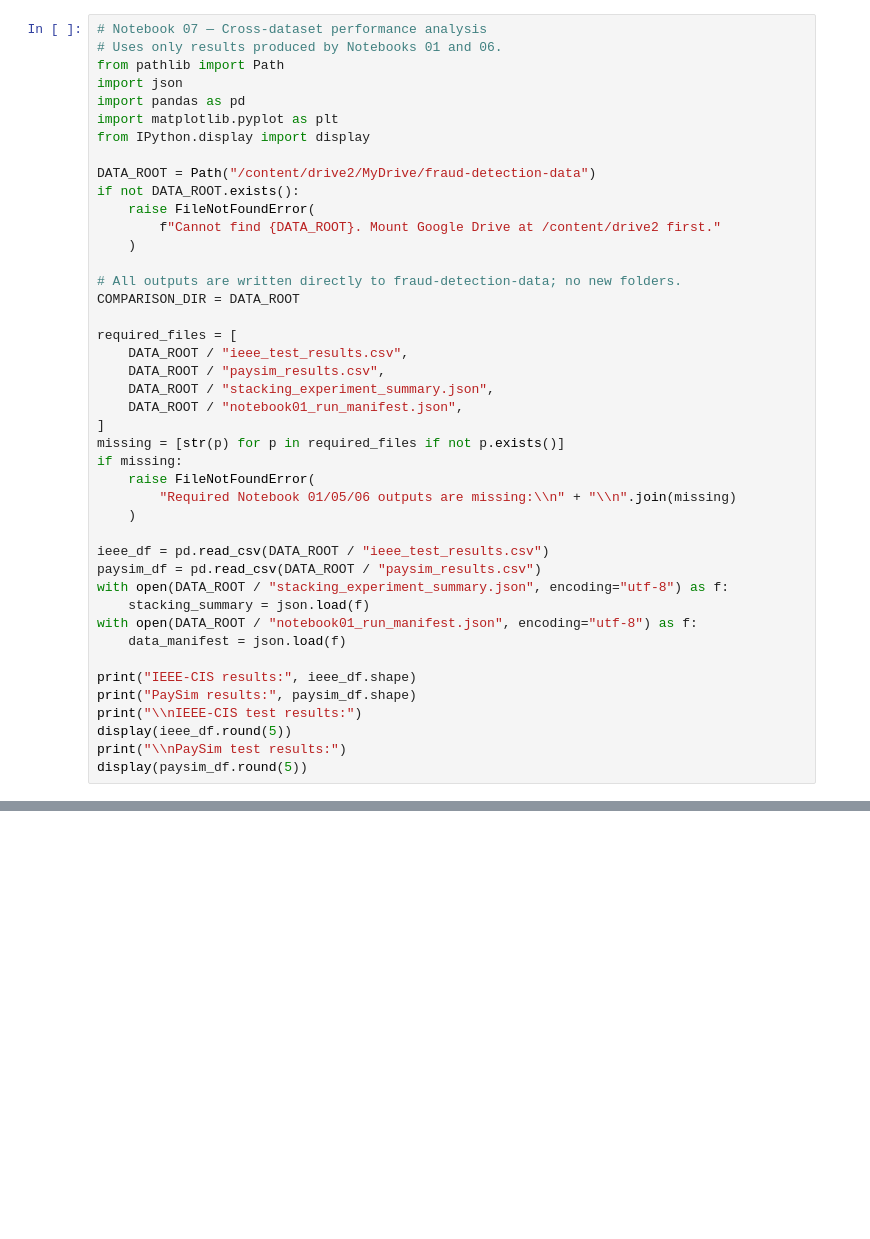
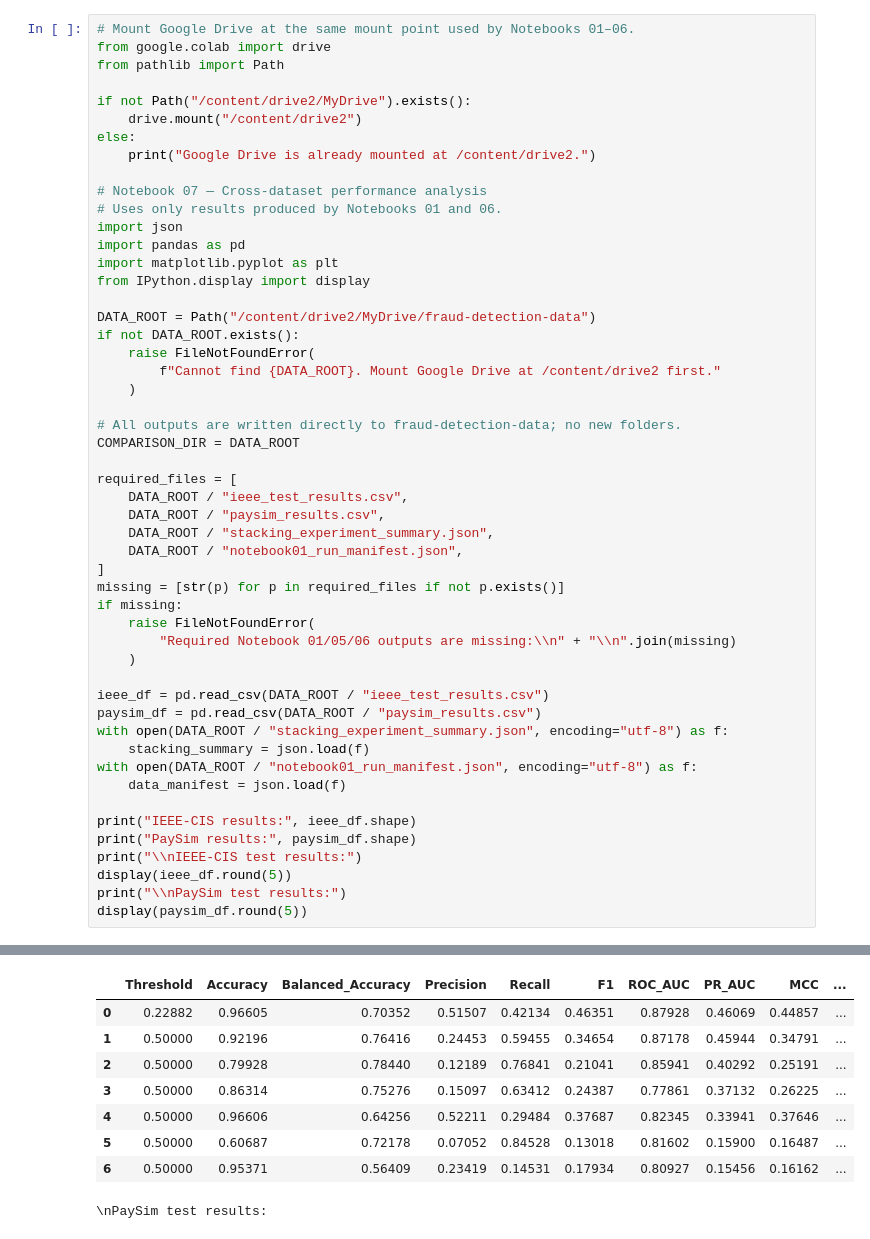
Before and after one commit to chawlaniharika23/Fraud_Detection_Research, a Jupyter notebook: notebooks/07_cross_dataset_analysis.ipynb, the cells around one changed output, grey strips where cells are left out. Drawn from its saved outputs; the diff is of its cells as text; blank space fills up the shorter version.

```diff
--- a/notebooks/07_cross_dataset_analysis.ipynb
+++ b/notebooks/07_cross_dataset_analysis.ipynb
@@ -1,9 +1,17 @@
 # %% [markdown]
 <a href="https://colab.research.google.com/github/chawlaniharika23/Fraud_Detection_Research/blob/main/notebooks/07_cross_dataset_analysis.ipynb" target="_parent"><img src="https://colab.research.google.com/assets/colab-badge.svg" alt="Open In Colab"/></a>
 # %%
+# Mount Google Drive at the same mount point used by Notebooks 01–06.
+from google.colab import drive
+from pathlib import Path
+
+if not Path("/content/drive2/MyDrive").exists():
+    drive.mount("/content/drive2")
+else:
+    print("Google Drive is already mounted at /content/drive2.")
+
 # Notebook 07 — Cross-dataset performance analysis
 # Uses only results produced by Notebooks 01 and 06.
-from pathlib import Path
 import json
 import pandas as pd
 import matplotlib.pyplot as plt
@@ -43,3 +51,4 @@ print("\\nIEEE-CIS test results:")
 display(ieee_df.round(5))
 print("\\nPaySim test results:")
 display(paysim_df.round(5))
+# %% [output]
@@ -45,0 +59,9 @@ display(paysim_df.round(5))
+|  | Threshold | Accuracy | Balanced_Accuracy | Precision | Recall | F1 | ROC_AUC | PR_AUC | MCC | ... |
+| 0 | 0.22882 | 0.96605 | 0.70352 | 0.51507 | 0.42134 | 0.46351 | 0.87928 | 0.46069 | 0.44857 | ... |
+| 1 | 0.50000 | 0.92196 | 0.76416 | 0.24453 | 0.59455 | 0.34654 | 0.87178 | 0.45944 | 0.34791 | ... |
+| 2 | 0.50000 | 0.79928 | 0.78440 | 0.12189 | 0.76841 | 0.21041 | 0.85941 | 0.40292 | 0.25191 | ... |
+| 3 | 0.50000 | 0.86314 | 0.75276 | 0.15097 | 0.63412 | 0.24387 | 0.77861 | 0.37132 | 0.26225 | ... |
+| 4 | 0.50000 | 0.96606 | 0.64256 | 0.52211 | 0.29484 | 0.37687 | 0.82345 | 0.33941 | 0.37646 | ... |
+| 5 | 0.50000 | 0.60687 | 0.72178 | 0.07052 | 0.84528 | 0.13018 | 0.81602 | 0.15900 | 0.16487 | ... |
+| 6 | 0.50000 | 0.95371 | 0.56409 | 0.23419 | 0.14531 | 0.17934 | 0.80927 | 0.15456 | 0.16162 | ... |
+\nPaySim test results:
```
Also changed, not shown: parts of 7 cells of this notebook.
